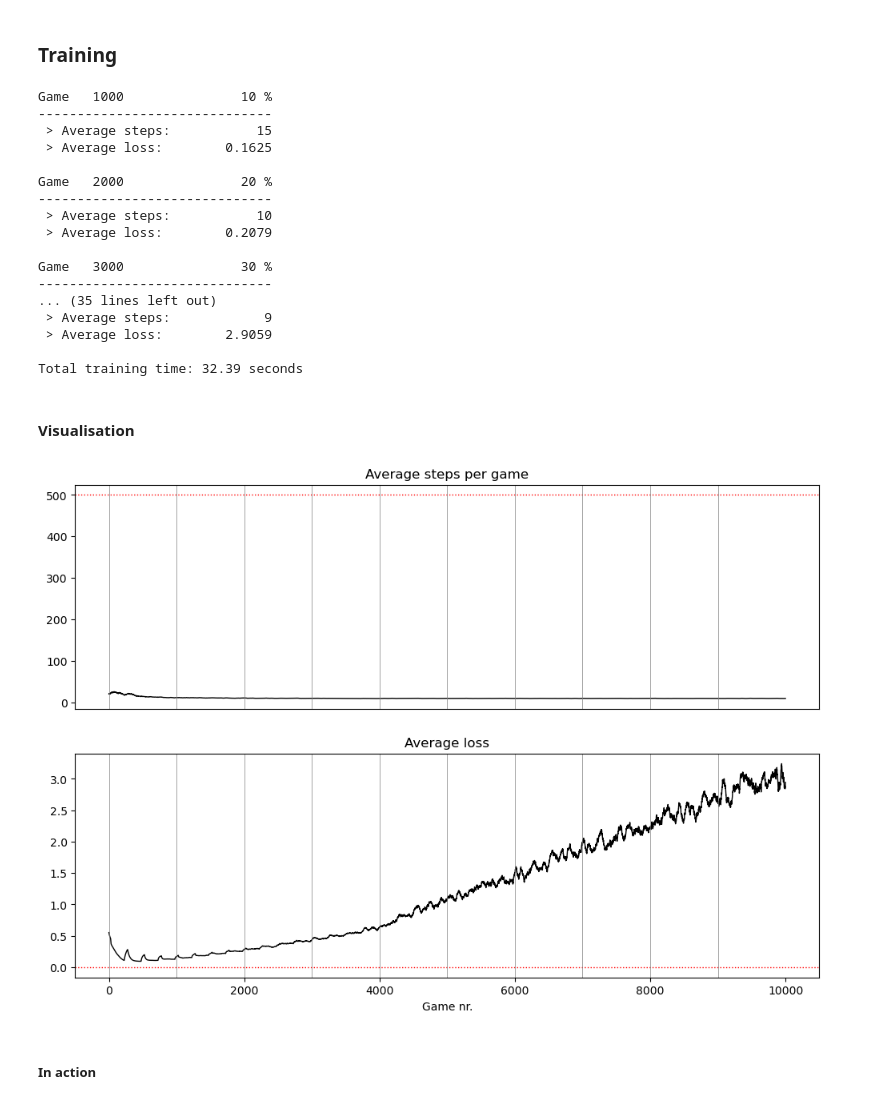
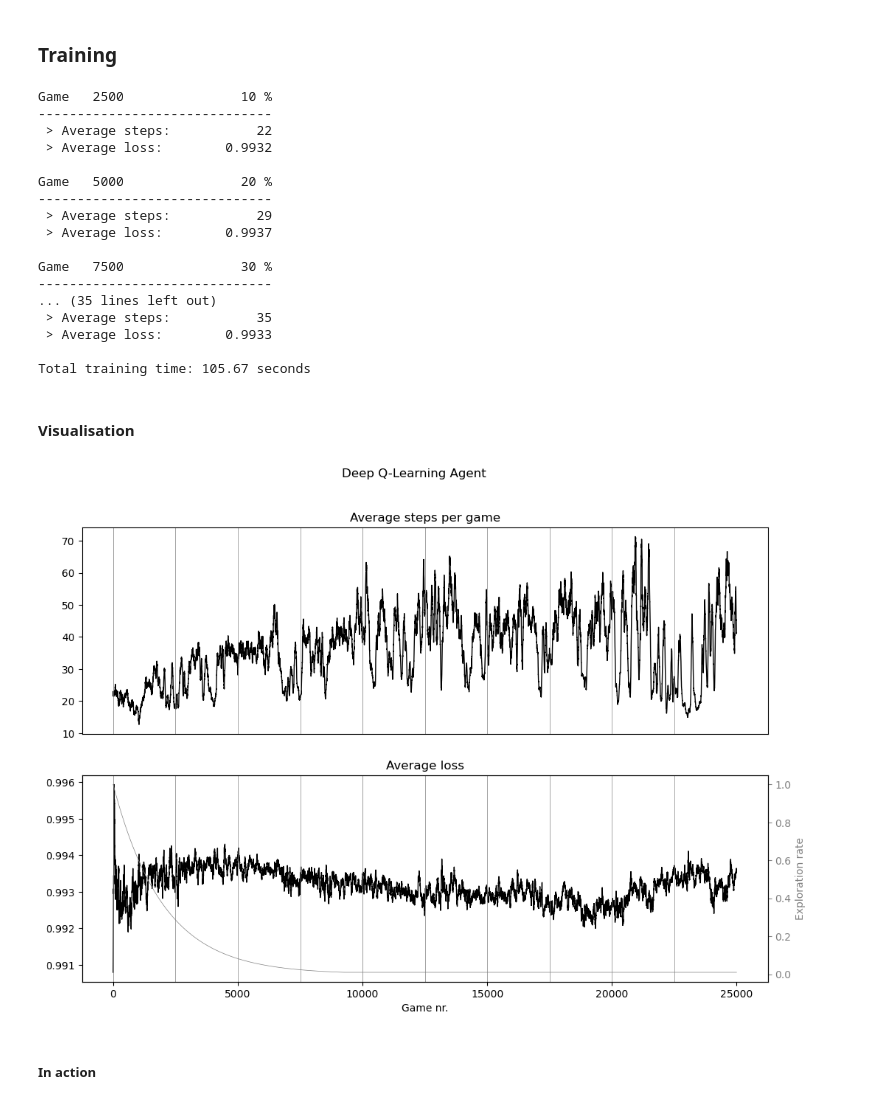
Before and after one commit to hallvardnmbu/reinforcement-learning, a Jupyter notebook: reinforcement-learning/value-based-examples.ipynb, the cells around one changed output. Saved outputs shown, nothing was run; the diff lists cells and outputs as text; code cells hidden in the pictures.

```diff
--- a/reinforcement-learning/value-based-examples.ipynb
+++ b/reinforcement-learning/value-based-examples.ipynb
@@ -23,31 +23,30 @@ environment = gym.make('CartPole-v1', render_mode="rgb_array")
 # %% [markdown]
 ### Training
 # %%
-GAMES = 10000
+GAMES = 25000
 
-INPUTS = 4
-OUTPUTS = 2
-NODES = [15, 30]
+GAMMA = 0.99
 
-ALPHA = 0.95
 EXPLORATION_RATE = 1.0
-EXPLORATION_DECAY = 0.999
+EXPLORATION_DECAY = 0.9995
 EXPLORATION_MIN = 0.01
-OPTIMIZER = {"optim": torch.optim.RMSprop, "lr": 0.00025}
 
-RESET_Q = 250
+MINIBATCH = 128
+
+RESET_Q_EVERY = 250
+NETWORK = {"inputs": 4, "outputs": 2, "nodes": [15, 30]}
+OPTIMIZER = {"optim": torch.optim.RMSprop, "lr": 0.0001}
 # %%
 value_agent = ValueDeepQAgent(
-    network={"inputs": INPUTS, "outputs": OUTPUTS, "nodes": NODES},
-    optimizer=OPTIMIZER,
-    alpha=ALPHA,
+    network=NETWORK, optimizer=OPTIMIZER,
+    gamma=GAMMA, batch_size=MINIBATCH,
     exploration_rate=EXPLORATION_RATE, exploration_decay=EXPLORATION_DECAY, exploration_min=EXPLORATION_MIN
 )
 
 _value_agent = copy.deepcopy(value_agent)
 # %%
 checkpoint = GAMES // 10
-metrics = {"steps": torch.zeros(GAMES), "losses": torch.zeros(GAMES)}
+metrics = {metric: torch.zeros(GAMES) for metric in ["steps", "losses", "exploration"]}
 # %%
 start = time.time()
 for game in range(1, GAMES + 1):
@@ -67,10 +66,9 @@ for game in range(1, GAMES + 1):
 
         value_agent.memorize(state, action, new_state, torch.tensor([reward]))
         state = new_state
-
     loss = value_agent.learn(network=_value_agent)
 
-    if game % RESET_Q == 0:
+    if game % RESET_Q_EVERY == 0:
         _value_agent = copy.deepcopy(value_agent)
 
     # METRICS
@@ -78,9 +76,9 @@ for game in range(1, GAMES + 1):
 
     metrics["steps"][game-1] = steps
     metrics["losses"][game-1] = loss
+    metrics["exploration"][game-1] = value_agent.explore["rate"]
 
     if game % checkpoint == 0 or game == GAMES:
-
         _mean_steps = metrics["steps"][max(0, game-checkpoint-1):game-1].mean()
         _mean_loss = metrics["losses"][max(0, game-checkpoint-1):game-1].mean()
 
@@ -91,54 +89,61 @@ for game in range(1, GAMES + 1):
 
 print(f"Total training time: {time.time()-start:.2f} seconds")
 # %% [output]
-Game   1000               10 %
+Game   2500               10 %
 ------------------------------
- > Average steps:           15
- > Average loss:        0.1625
+ > Average steps:           22
+ > Average loss:        0.9932
 
-Game   2000               20 %
+Game   5000               20 %
 ------------------------------
- > Average steps:           10
- > Average loss:        0.2079
+ > Average steps:           29
+ > Average loss:        0.9937
 
-Game   3000               30 %
+Game   7500               30 %
 ------------------------------
 ... (35 lines left out)
- > Average steps:            9
- > Average loss:        2.9059
+ > Average steps:           35
+ > Average loss:        0.9933
 
-Total training time: 32.39 seconds
+Total training time: 105.67 seconds
 # %% [markdown]
 #### Visualisation
 # %%
 def moving_average(data, window_size=50):
     """Compute moving average with given window size of the data."""
     half_window = window_size // 2
     return [(data[max(0, i-half_window):min(GAMES, i+half_window)]).mean()
             for i in range(GAMES)]
 
 steps = moving_average(metrics["steps"])
 losses = moving_average(metrics["losses"])
 
 fig, ax = plt.subplots(2, 1, figsize=(12, 8))
+fig.suptitle("Deep Q-Learning Agent")
 
-ax[0].axhline(y=500, color="red", linestyle="dotted", linewidth=1)
+# ax[0].axhline(y=500, color="red", linestyle="dotted", linewidth=1)
 ax[0].plot(steps, color="black", linewidth=1)
 ax[0].set_xticks([])
 ax[0].set_title("Average steps per game")
 
-ax[1].axhline(y=0, color="red", linestyle="dotted", linewidth=1)
 ax[1].plot(losses, color="black", linewidth=1)
 ax[1].set_xlabel("Game nr.")
 ax[1].set_title("Average loss")
 
-for i in range(0, GAMES, 1000):
+ax_2 = ax[1].twinx()
+ax_2.plot(metrics["exploration"], color="gray", linewidth=0.5)
+ax_2.set_ylabel("Exploration rate")
+ax_2.yaxis.label.set_color('gray')
+ax_2.tick_params(axis='y', colors='gray')
+
+for i in range(0, GAMES, GAMES // 10):
     ax[0].axvline(x=i, color='gray', linewidth=0.5)
     ax[1].axvline(x=i, color='gray', linewidth=0.5)
 
+plt.savefig("./images/deep-q-agent.png")
 plt.show()
 # %% [output]
-[figure, old version]
+[figure, new version]
 # %% [markdown]
 ##### In action
 # %%
```
Also changed, not shown: parts of 2 cells of this notebook, 7 other files.
